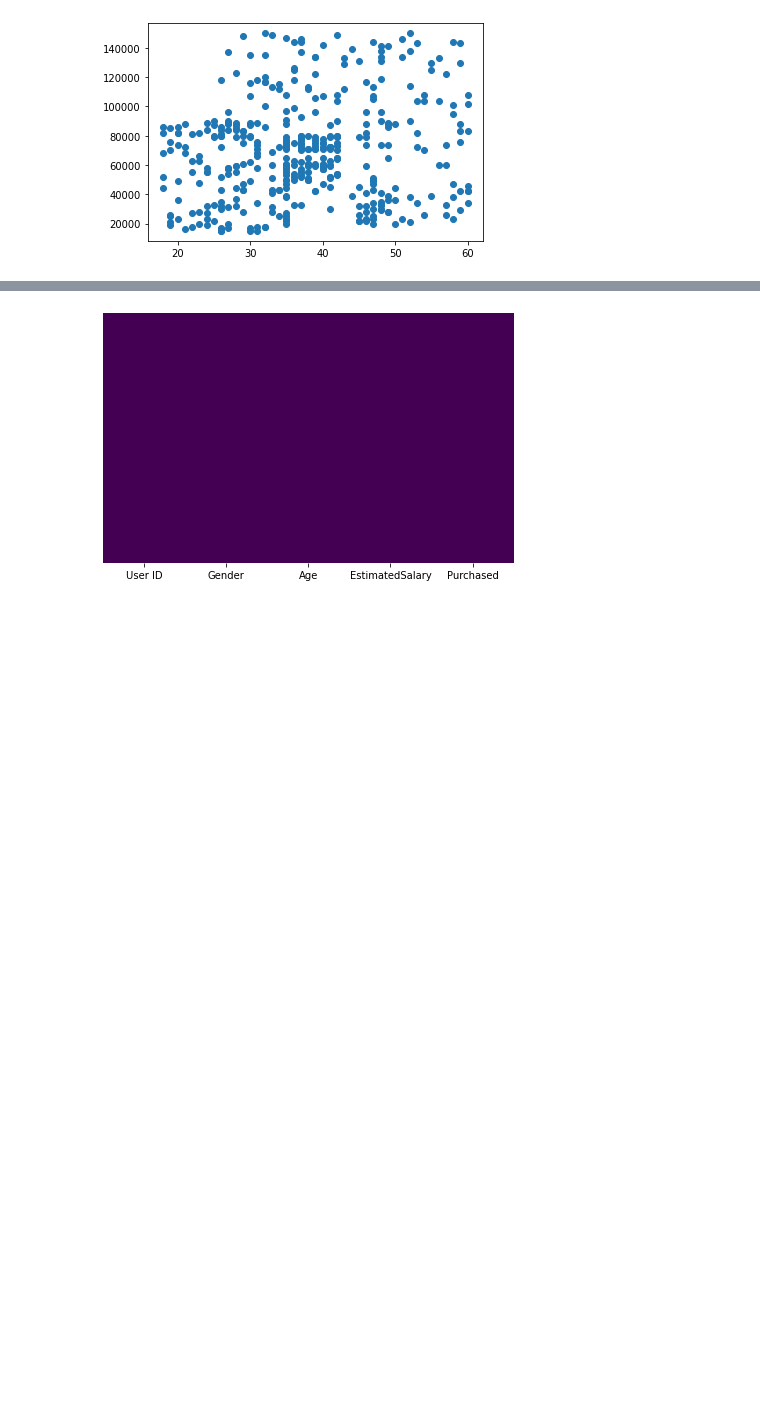
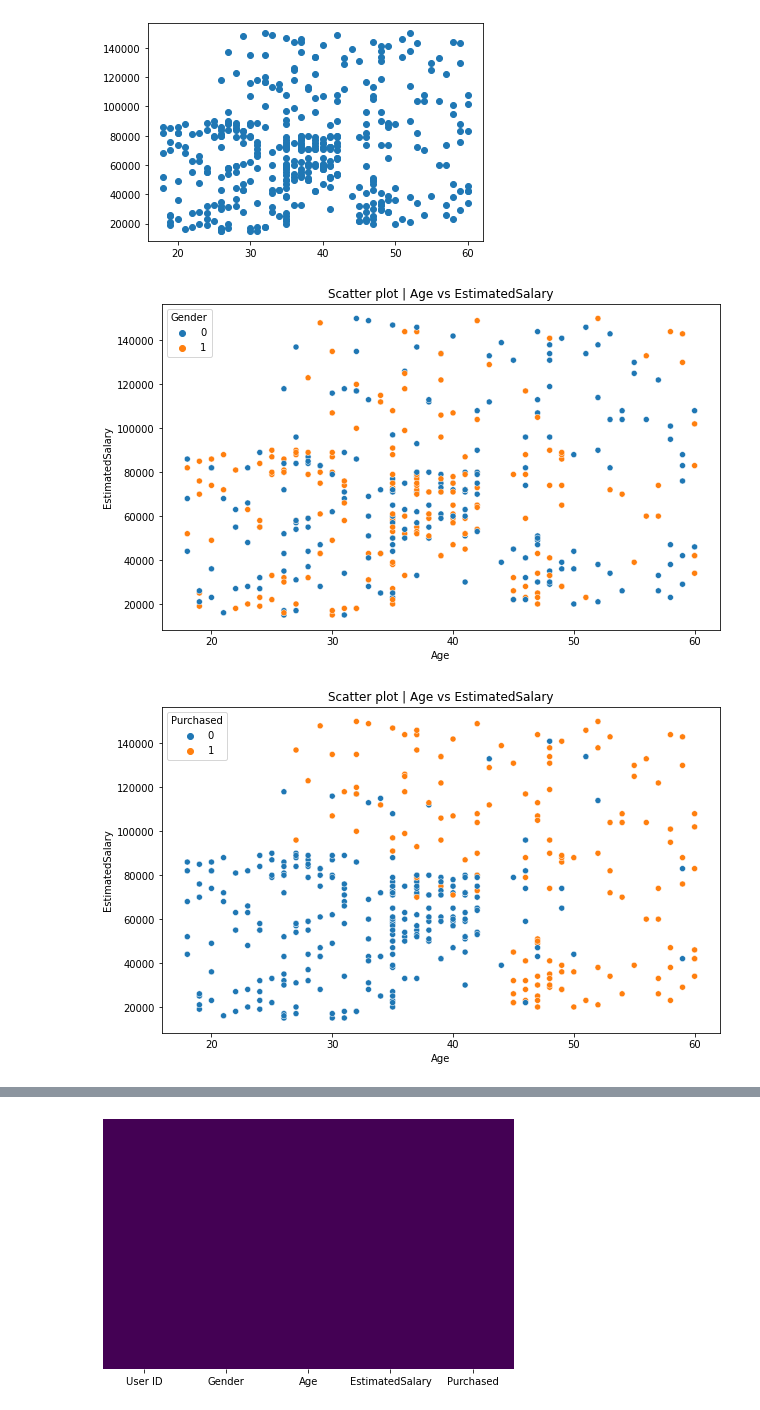
Before and after one commit to Jyoshnagundapu/2216134_AIML_BootCamp, a Jupyter notebook: Day7.ipynb, the cells around one changed output, grey strips where cells are left out. Saved outputs shown, nothing was run; the diff lists cells and outputs as text; code cells hidden in the pictures; blank space fills up the shorter version.

```diff
--- a/Day7.ipynb
+++ b/Day7.ipynb
@@ -67,3 +67,19 @@ plt.scatter(df.Age,df.EstimatedSalary)
 plt.show()
 # %% [output]
 [figure]
+# %%
+import seaborn as sns
+WIDTH  = 10
+HEIGHT = 3
+
+def plot_vs(frame, col1, col2, hue):
+    plt.figure(figsize=(WIDTH, HEIGHT * 2))
+    sns.scatterplot(data=frame, x=col1, y=col2, hue=hue)
+    plt.title(f"Scatter plot | {col1} vs {col2}")
+    plt.show()
+# %%
+plot_vs(df, 'Age', 'EstimatedSalary', 'Gender')
+plot_vs(df, 'Age', 'EstimatedSalary', 'Purchased')
+# %% [output]
+[figure, added]
+[figure, added]
```
Also changed, not shown: parts of 22 cells of this notebook.
